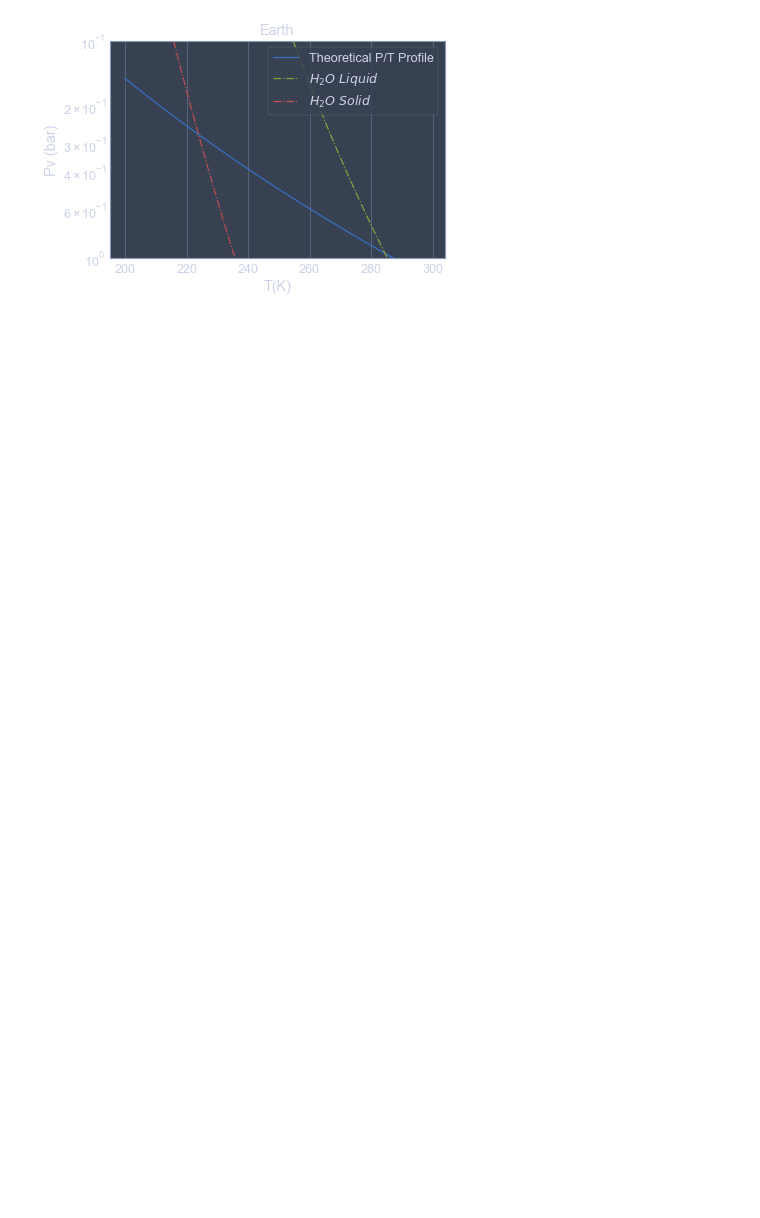
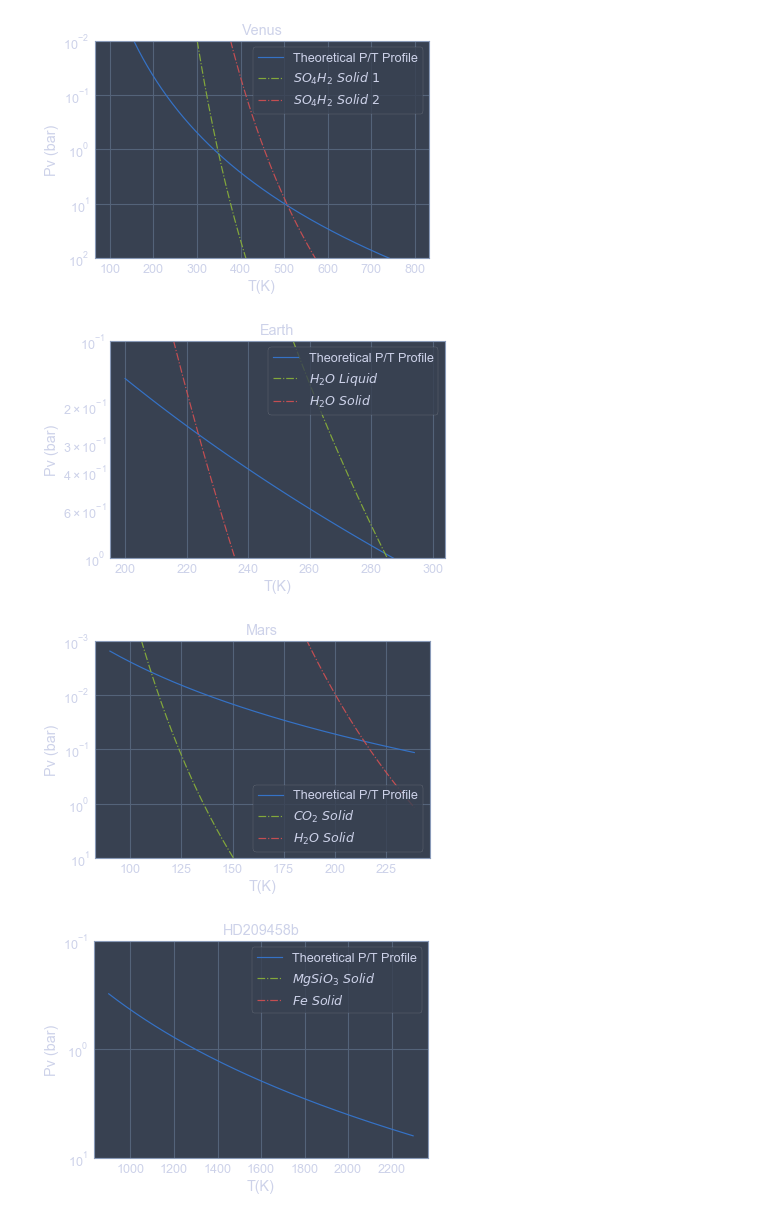
Before and after one commit to rschroder/exoplanet_clouds, a Jupyter notebook: Final Project.ipynb, the cells around one changed output. Cells and saved outputs as stored; diff of their text form; code cells hidden in the pictures; blank space fills up the shorter version.

```diff
--- a/Final Project.ipynb
+++ b/Final Project.ipynb
@@ -1,15 +1,19 @@
 # %%
 from jupyterthemes import jtplot
 jtplot.style()
 %matplotlib inline
 from clausius import *
 from molecular_species import *
 from planet_atmospheres import *
 from clausius_plot import *
 
-
-
-
-plot_pressure_curves(earth, [H20_liquid, H20_solid])
+plot_pressure_curves(venus, [SO4H2_liquid_1_v, SO4H2_liquid_2_v])
+plot_pressure_curves(earth, [H20_liquid_1_e, H20_solid_1_e])
+plot_pressure_curves(mars, [CO2_solid_1_m, H20_solid_1_m])
+plot_pressure_curves(hd209458b, [MGSIO3_solid_1_HD209458b, FE_solid_1_HD209458b])
+plot_pressure_curves(saturn, [NH3_solid_1_saturn])
 # %% [output]
-[figure, old version]
+[figure, new version]
+[figure, added]
+[figure, added]
+[figure, added]
```
Also changed, not shown: parts of 2 cells of this notebook, 3 other files.
